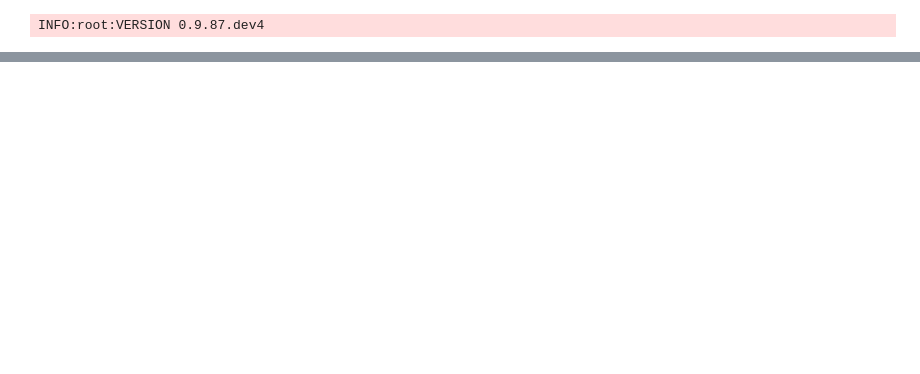
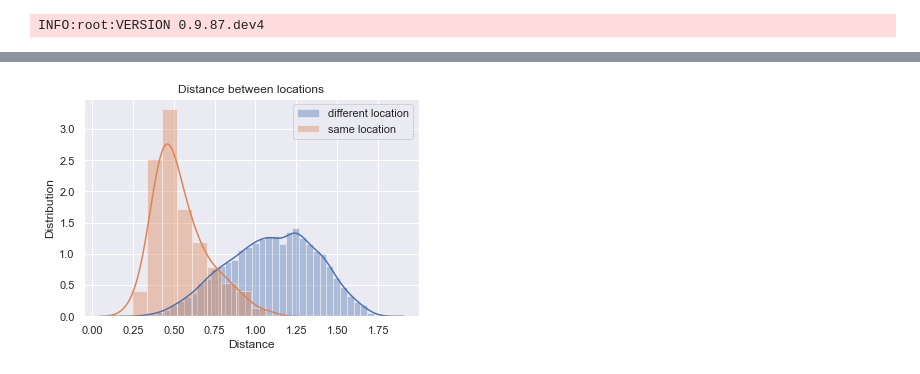
Before and after one commit to simonasantamaria/truebranch, a Jupyter notebook: 00_core.ipynb, the cells around one changed output, grey strips where cells are left out. Drawn from its saved outputs; the diff is of its cells as text; code cells hidden in the pictures; blank space fills up the shorter version.

Commit message:
plots added

```diff
--- a/00_core.ipynb
+++ b/00_core.ipynb
@@ -82,0 +163,5 @@ class MLP(nn.Module):
+# %%
+record_keeper, _, _ = logging_presets.get_record_keeper("example_logs", "example_tensorboard")
+hooks = logging_presets.get_hook_container(record_keeper)
+dataset_dict = {"val": val_dataset}
+model_folder = "example_saved_models"
@@ -82,0 +197,11 @@ class MLP(nn.Module):
+# %%
+# Create the tester
+tester = testers.GlobalEmbeddingSpaceTester(end_of_testing_hook = hooks.end_of_testing_hook,
+                                            dataloader_num_workers = 32)
+
+end_of_epoch_hook = hooks.end_of_epoch_hook(tester,
+                                            dataset_dict,
+                                            model_folder,
+                                            #test_interval = 1,
+                                            #patience = 1)
+                                           )
@@ -82,0 +256,5 @@ class MLP(nn.Module):
+# %%
+# extract embeddings
+train_emb, train_lab = tester.get_all_embeddings(train_dataset,trunk_model = trunk, embedder_model=embedder)
+val_emb, val_lab = tester.get_all_embeddings(val_dataset, trunk_model = trunk, embedder_model=embedder)
+test_emb, test_lab = tester.get_all_embeddings(test_dataset, trunk_model = trunk, embedder_model=embedder)
@@ -82,0 +271,10 @@ class MLP(nn.Module):
+# %%
+from numpy.linalg import norm
+distance_to_ = []
+for i in range(0,test_emb.shape[0]):
+  sublist = []
+  for j in range(0,test_emb.shape[0]):
+    labels = tuple([int(test_lab[i]),int(test_lab[j])])
+    sublist.append(tuple([norm(test_emb[i]-test_emb[j]),labels]))
+    #sublist.sort()
+  distance_to_.append(sublist)
@@ -82,0 +342,13 @@ class MLP(nn.Module):
+# %%
+import seaborn as sns, numpy as np
+sns.set()
+x = x_arr_neg_list
+x_2 =  x_arr_pos_list
+ax = sns.distplot(x,label="different location")
+ax = sns.distplot(x_2,label="same location")
+ax.set(xlabel='Distance', ylabel='Distribution')
+plt.title("Distance between locations")
+plt.legend()
+plt.show()
+# %% [output]
+[figure, added]
```
Also changed, not shown: parts of 25 cells of this notebook, 1 other file.
